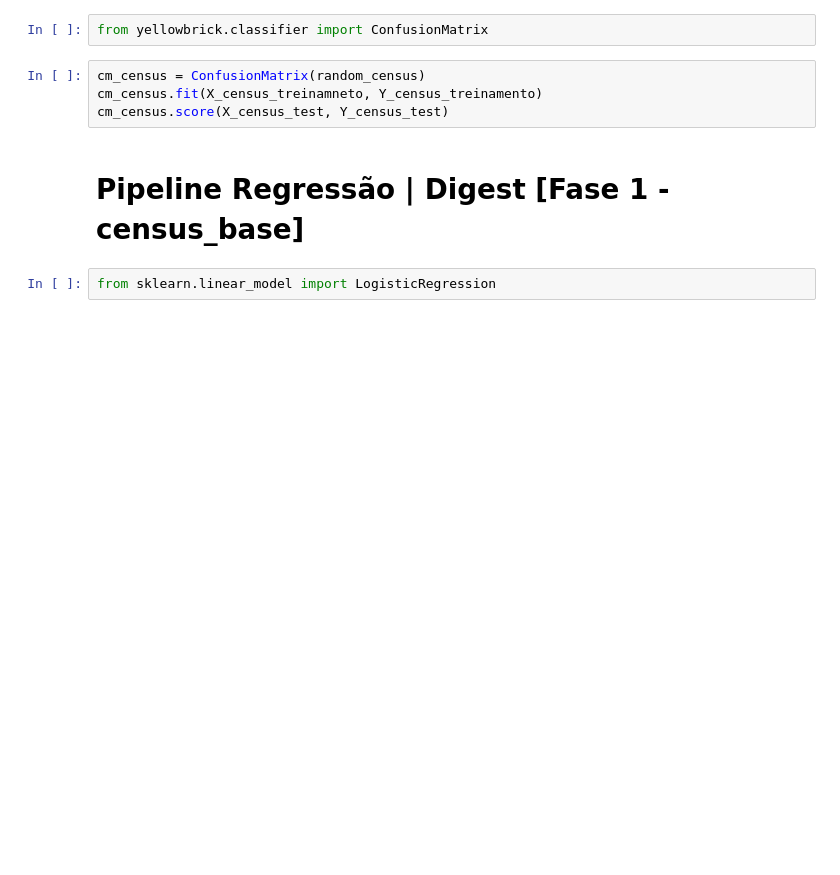
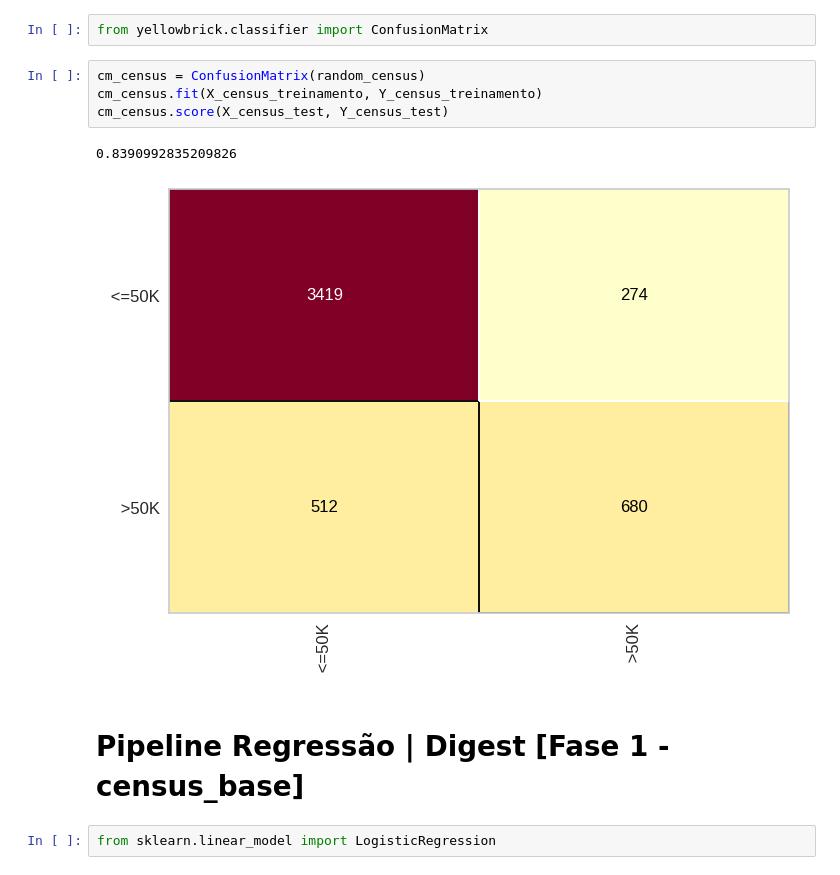
Before and after one commit to VictorHugoTesti/-am-t4-s1a2026, a Jupyter notebook: MultiNeuralCensus0602.ipynb, the cells around one changed output. Cells and saved outputs as stored; diff of their text form; blank space fills up the shorter version.

```diff
--- a/MultiNeuralCensus0602.ipynb
+++ b/MultiNeuralCensus0602.ipynb
@@ -61,8 +78,11 @@ print(classification_report(Y_census_test, previsoes_arvore))
 from yellowbrick.classifier import ConfusionMatrix
 # %%
 cm_census = ConfusionMatrix(random_census)
-cm_census.fit(X_census_treinamneto, Y_census_treinamento)
+cm_census.fit(X_census_treinamento, Y_census_treinamento)
 cm_census.score(X_census_test, Y_census_test)
+# %% [output]
+0.8390992835209826
+[figure, added]
 # %% [markdown]
 # Pipeline Regressão | Digest [Fase 1 - census_base]
 # %%
```
Also changed, not shown: parts of 11 cells of this notebook.
